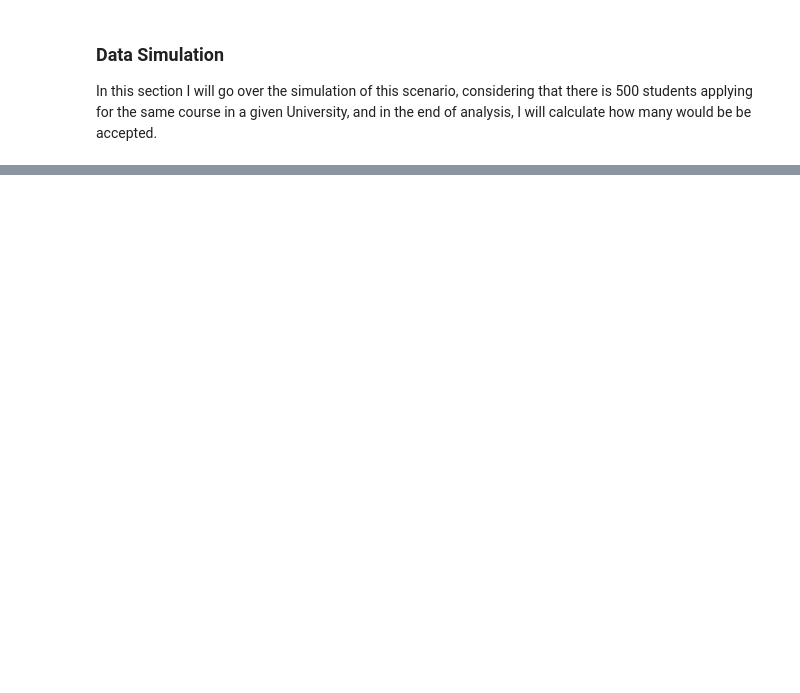
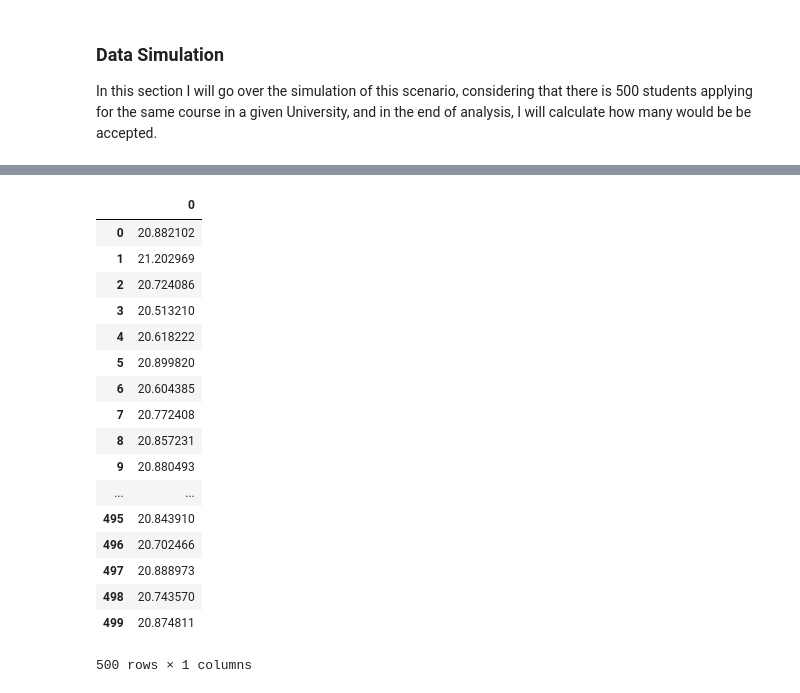
Before and after one commit to strokk/np-random-project, a Jupyter notebook: Numpy.random Project.ipynb, the cells around one changed output, grey strips where cells are left out. Cells and saved outputs as stored; diff of their text form; code cells hidden in the pictures; blank space fills up the shorter version.

```diff
--- a/Numpy.random Project.ipynb
+++ b/Numpy.random Project.ipynb
@@ -112,3 +127,30 @@ array([3.06202274, 2.71910743, 3.20894028, 2.71127168, 2.62889902,
+# %%
+#create data for financial statements
+fin = np.random.normal(20.770, 0.25, 500)
+
+#save list to a csv file
+fin_df = pd.DataFrame(fin)
+fin_df.to_csv("fin_df.csv", header=['Financials'])
+fin_df
+# %% [output]
+|  | 0 |
+| 0 | 20.882102 |
+| 1 | 21.202969 |
+| 2 | 20.724086 |
+| 3 | 20.513210 |
+| 4 | 20.618222 |
+| 5 | 20.899820 |
+| 6 | 20.604385 |
+| 7 | 20.772408 |
+| 8 | 20.857231 |
+| 9 | 20.880493 |
+| ... | ... |
+| 495 | 20.843910 |
+| 496 | 20.702466 |
+| 497 | 20.888973 |
+| 498 | 20.743570 |
+| 499 | 20.874811 |
+500 rows × 1 columns
 # %%
 #create data for references
 outcomes = ['fail', 'reasonable', 'good', 'perfect']
```
Also changed, not shown: parts of 8 cells of this notebook, 4 other files.
